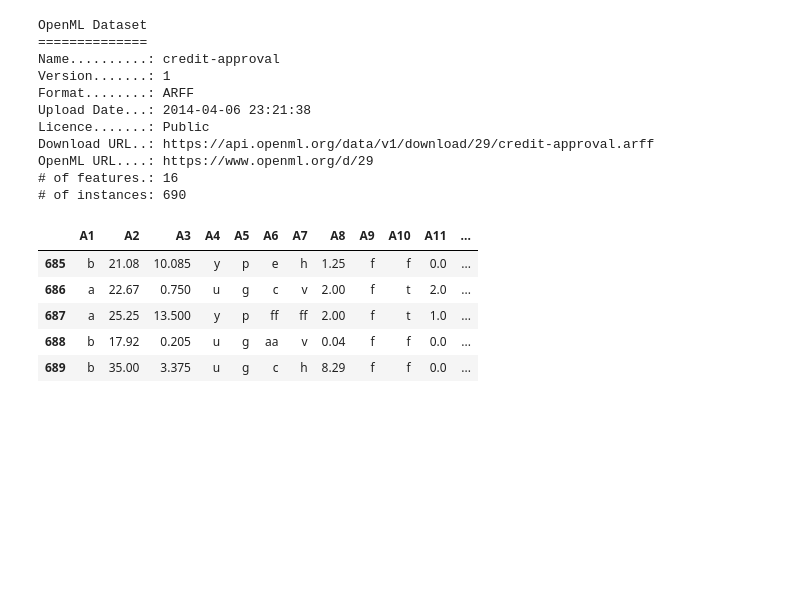
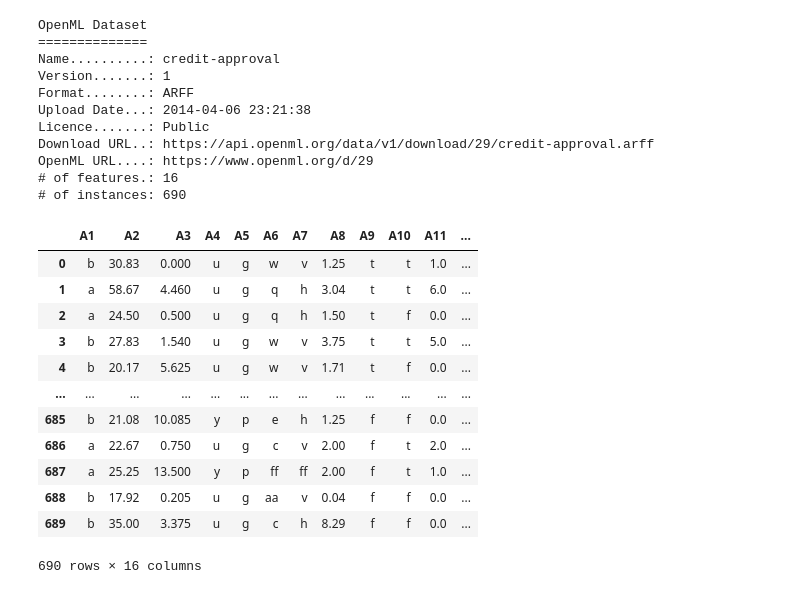
Before and after one commit to totas30/trabalho_ac1, a Jupyter notebook: trabalho_ac1.ipynb, the cells around one changed output. Drawn from its saved outputs; the diff is of its cells as text; code cells hidden in the pictures; blank space fills up the shorter version.

```diff
--- a/trabalho_ac1.ipynb
+++ b/trabalho_ac1.ipynb
@@ -14,7 +13,7 @@ import numpy as np
 from sklearn import datasets
 from sklearn.metrics import accuracy_score
 # %%
-openml.config.apikey = '6a1d598d43fc357eb5b7b7afd49ab5f0
+openml.config.apikey = '6a1d598d43fc357eb5b7b7afd49ab5f0'
 # %%
 #Descision tree original
 
@@ -318,13 +332,20 @@ OpenML URL....: https://www.openml.org/d/29
 # of instances: 690
 # %%
 df, _, _, _ = dataset.get_data()
-df.tail()
+df
 # %% [output]
 |  | A1 | A2 | A3 | A4 | A5 | A6 | A7 | A8 | A9 | A10 | A11 | ... |
+| 0 | b | 30.83 | 0.000 | u | g | w | v | 1.25 | t | t | 1.0 | ... |
+| 1 | a | 58.67 | 4.460 | u | g | q | h | 3.04 | t | t | 6.0 | ... |
+| 2 | a | 24.50 | 0.500 | u | g | q | h | 1.50 | t | f | 0.0 | ... |
+| 3 | b | 27.83 | 1.540 | u | g | w | v | 3.75 | t | t | 5.0 | ... |
+| 4 | b | 20.17 | 5.625 | u | g | w | v | 1.71 | t | f | 0.0 | ... |
+| ... | ... | ... | ... | ... | ... | ... | ... | ... | ... | ... | ... | ... |
 | 685 | b | 21.08 | 10.085 | y | p | e | h | 1.25 | f | f | 0.0 | ... |
 | 686 | a | 22.67 | 0.750 | u | g | c | v | 2.00 | f | t | 2.0 | ... |
 | 687 | a | 25.25 | 13.500 | y | p | ff | ff | 2.00 | f | t | 1.0 | ... |
 | 688 | b | 17.92 | 0.205 | u | g | aa | v | 0.04 | f | f | 0.0 | ... |
 | 689 | b | 35.00 | 3.375 | u | g | c | h | 8.29 | f | f | 0.0 | ... |
+690 rows × 16 columns
 # %%
 df["class"] = df["class"].replace(["-", "+"], [0, 1])
```
Also changed, not shown: parts of 25 cells of this notebook.
